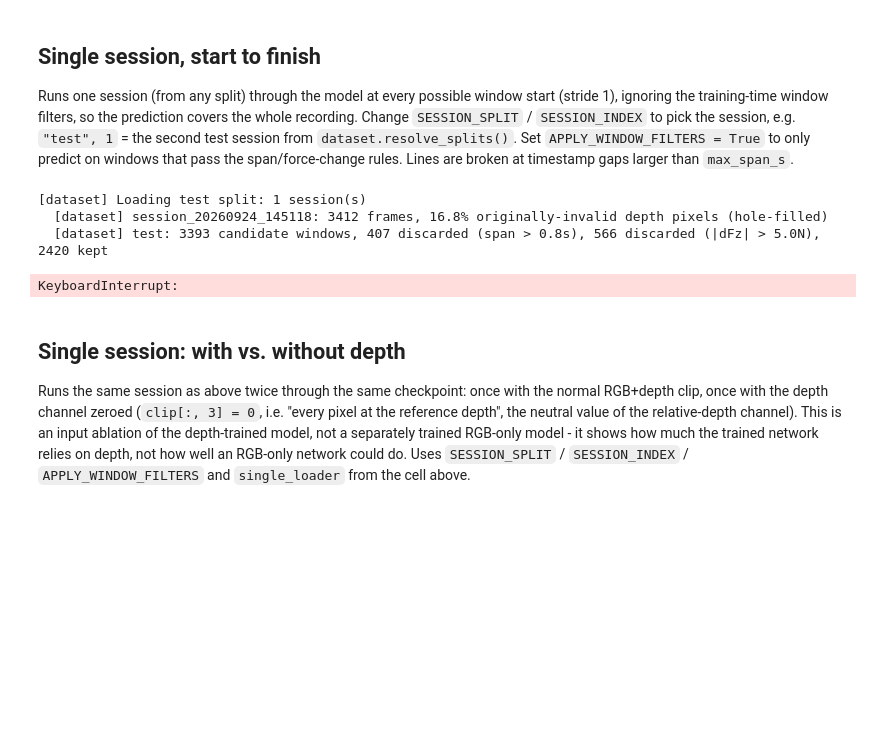
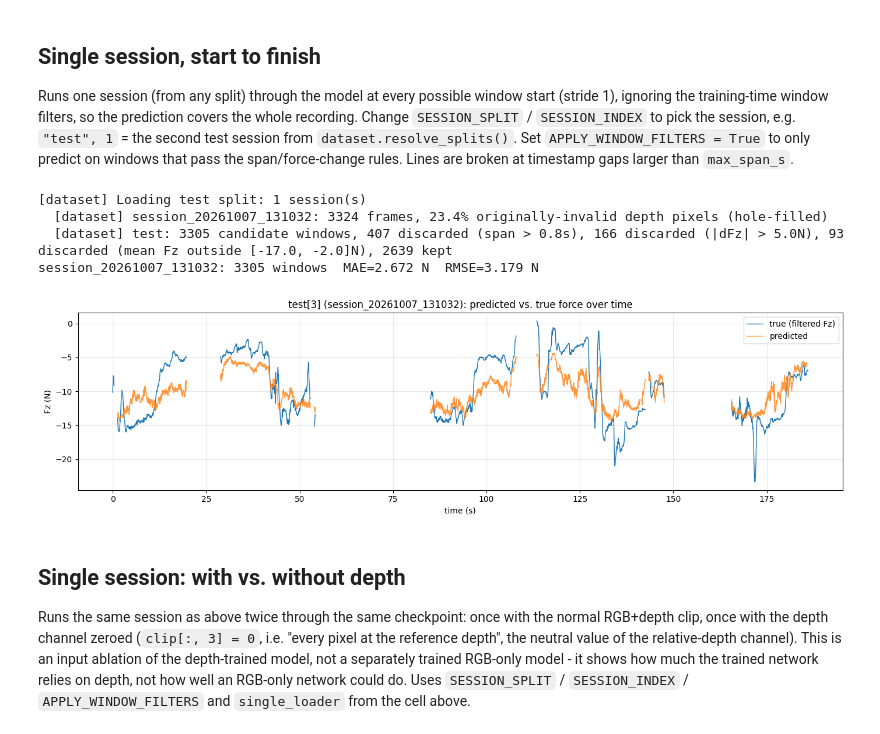
Before and after one commit to WouterDGries/ForceEstimationPipeline, a Jupyter notebook: Model/explore.ipynb, the cells around one changed output. Drawn from its saved outputs; the diff is of its cells as text; code cells hidden in the pictures; blank space fills up the shorter version.

```diff
--- a/Model/explore.ipynb
+++ b/Model/explore.ipynb
@@ -223,7 +229,7 @@ fig.tight_layout()
 Runs one session (from any split) through the model at every possible window start (stride 1), ignoring the training-time window filters, so the prediction covers the whole recording. Change `SESSION_SPLIT` / `SESSION_INDEX` to pick the session, e.g. `"test", 1` = the second test session from `dataset.resolve_splits()`. Set `APPLY_WINDOW_FILTERS = True` to only predict on windows that pass the span/force-change rules. Lines are broken at timestamp gaps larger than `max_span_s`.
 # %%
 SESSION_SPLIT = "test"          # "train", "val" or "test"
-SESSION_INDEX = 0               # index into dataset.resolve_splits(model_config)[SESSION_SPLIT]
+SESSION_INDEX = 3               # index into dataset.resolve_splits(model_config)[SESSION_SPLIT]
 APPLY_WINDOW_FILTERS = False    # True = only windows passing max_span_s / max_force_change_n
 
 import copy
@@ -247,36 +253,37 @@ with torch.inference_mode():
         with torch.autocast(device_type=device.type, dtype=autocast_dtype, enabled=autocast_dtype is not None):
             prediction = net(clip).squeeze(1).float()
         prediction = train_module._clamp_predictions(prediction, clamp_sign)
         session_preds_n.append(prediction.cpu().numpy() * force_norm_scale_n)
         session_starts.append(batch["start_frame"].numpy())
 session_preds_n = np.concatenate(session_preds_n)
 session_label_frames = np.concatenate(session_starts) + label_offset
 session_trues_n = single_session.frame_fz_n[session_label_frames]
 
 max_gap_s = model_config["window"]["max_span_s"]
 def _break_at_gaps(t_s, values):
     """Inserts NaN between samples more than max_gap_s apart so matplotlib doesn't draw straight lines across gaps."""
     gap_idx = np.where(np.diff(t_s) > max_gap_s)[0] + 1
     return np.insert(t_s, gap_idx, np.nan), np.insert(values.astype(float), gap_idx, np.nan)
 
 frame_t_s = (single_session.frame_ts_ns - single_session.frame_ts_ns[0]) / 1e9
 pred_t_s = frame_t_s[session_label_frames]
 
 fig, ax = plt.subplots(figsize=(14, 4))
 ax.plot(*_break_at_gaps(frame_t_s, single_session.frame_fz_n), label="true (filtered Fz)", linewidth=1)
 ax.plot(*_break_at_gaps(pred_t_s, session_preds_n), label="predicted", linewidth=1, alpha=0.8)
 ax.set_xlabel("time (s)"); ax.set_ylabel("Fz (N)"); ax.legend(); ax.grid(alpha=0.3)
 ax.set_title(f"{SESSION_SPLIT}[{SESSION_INDEX}] ({session_name}): predicted vs. true force over time")
 fig.tight_layout()
 
 session_err = session_preds_n - session_trues_n
 print(f"{session_name}: {len(session_preds_n)} windows  MAE={np.abs(session_err).mean():.3f} N  "
       f"RMSE={np.sqrt((session_err ** 2).mean()):.3f} N")
 # %% [output]
 [dataset] Loading test split: 1 session(s)
-  [dataset] session_20260924_145118: 3412 frames, 16.8% originally-invalid depth pixels (hole-filled)
-  [dataset] test: 3393 candidate windows, 407 discarded (span > 0.8s), 566 discarded (|dFz| > 5.0N), 2420 kept
+  [dataset] session_20261007_131032: 3324 frames, 23.4% originally-invalid depth pixels (hole-filled)
+  [dataset] test: 3305 candidate windows, 407 discarded (span > 0.8s), 166 discarded (|dFz| > 5.0N), 93 discarded (mean Fz outside [-17.0, -2.0]N), 2639 kept
+session_20261007_131032: 3305 windows  MAE=2.672 N  RMSE=3.179 N
-KeyboardInterrupt:
+[figure, added]
 # %% [markdown]
 ## Single session: with vs. without depth
 
```
Also changed, not shown: parts of 4 cells of this notebook.
